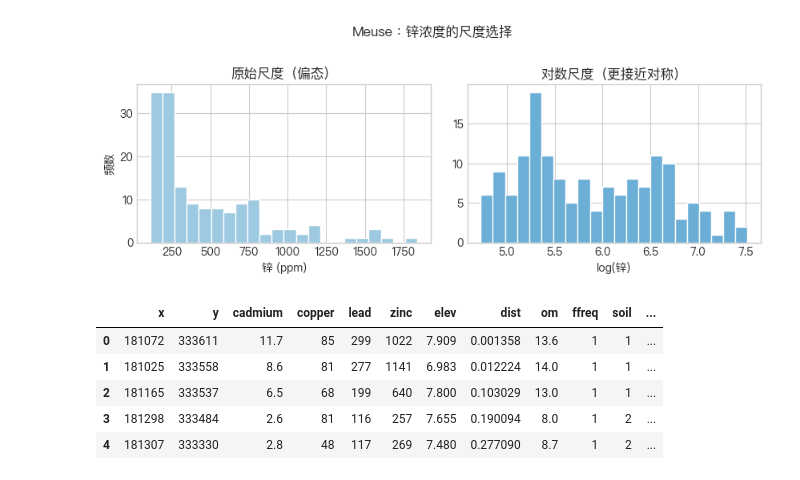
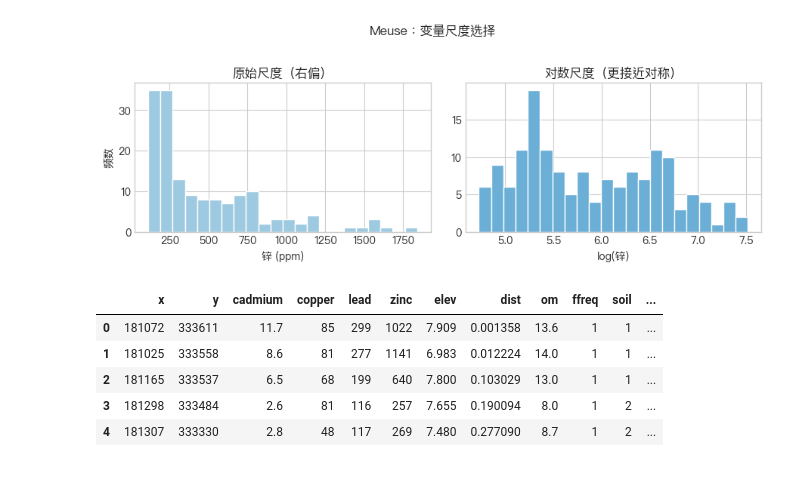
Before and after one commit to Mocha0724/Spatial_Analysis, a Jupyter notebook: cases/spatial-variability/spatial_variability_meuse.ipynb, the cells around one changed output. Cells and saved outputs as stored; diff of their text form; code cells hidden in the pictures.

```diff
--- a/cases/spatial-variability/spatial_variability_meuse.ipynb
+++ b/cases/spatial-variability/spatial_variability_meuse.ipynb
@@ -85,28 +153,28 @@ OUT.mkdir(parents=True, exist_ok=True)
 # %%
 df = pd.read_csv(DATA)
 df["log_zinc"] = np.log(df["zinc"])
 gdf = gpd.GeoDataFrame(
     df,
     geometry=gpd.points_from_xy(df["x"], df["y"]),
     crs="EPSG:28992",
 )
 
-fig, axes = plt.subplots(1, 2, figsize=(8.5, 3.2))
+fig, axes = plt.subplots(1, 2, figsize=(9, 3.2))
 axes[0].hist(df["zinc"], bins=22, color="#9ecae1", edgecolor="white")
 axes[0].set_xlabel("锌 (ppm)")
 axes[0].set_ylabel("频数")
-axes[0].set_title("原始尺度（偏态）")
+axes[0].set_title("原始尺度（右偏）")
 axes[1].hist(df["log_zinc"], bins=22, color="#6baed6", edgecolor="white")
 axes[1].set_xlabel("log(锌)")
 axes[1].set_title("对数尺度（更接近对称）")
-fig.suptitle("Meuse：锌浓度的尺度选择", y=1.02)
+fig.suptitle("Meuse：变量尺度选择", y=1.03)
 fig.tight_layout()
 fig.savefig(OUT / "meuse_zinc_log_hist.png", dpi=150)
 plt.show()
 
 gdf.head()
 # %% [output]
-[figure, old version]
+[figure, new version]
 |  | x | y | cadmium | copper | lead | zinc | elev | dist | om | ffreq | soil | ... |
 | 0 | 181072 | 333611 | 11.7 | 85 | 299 | 1022 | 7.909 | 0.001358 | 13.6 | 1 | 1 | ... |
 | 1 | 181025 | 333558 | 8.6 | 81 | 277 | 1141 | 6.983 | 0.012224 | 14.0 | 1 | 1 | ... |
```
Also changed, not shown: parts of 26 cells of this notebook, 7 other files.
